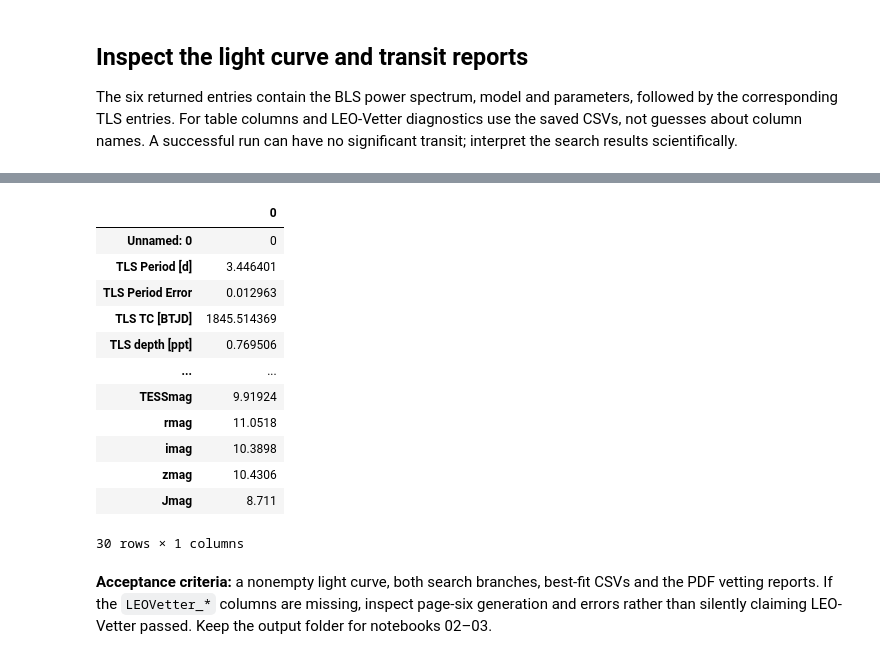
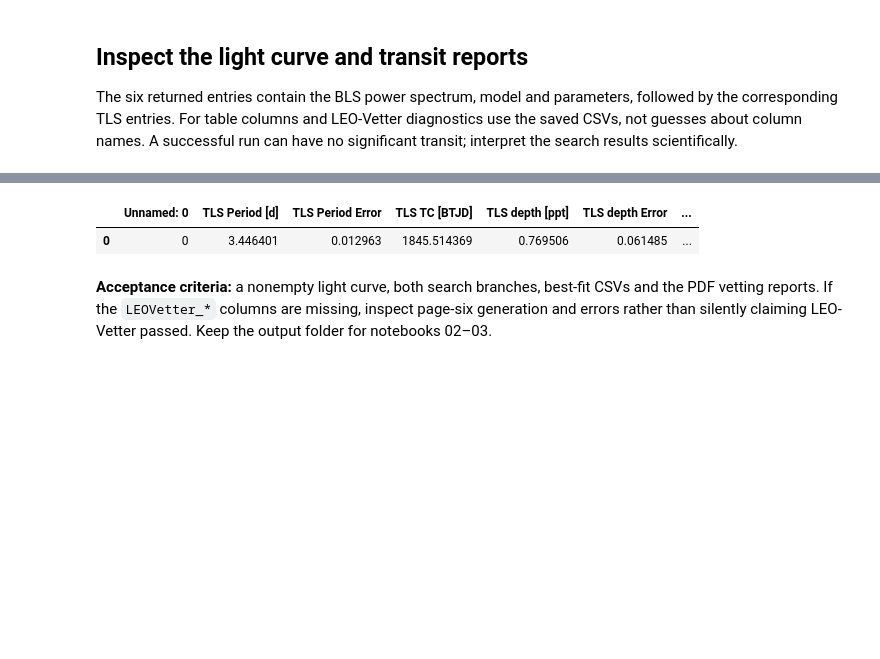
Before and after one commit to daxfeliz/NEMESIS, a Jupyter notebook: docs/notebooks/01_nemesis_leovetter.ipynb, the cells around one changed output, grey strips where cells are left out. Drawn from its saved outputs; the diff is of its cells as text; code cells hidden in the pictures; blank space fills up the shorter version.

```diff
--- a/docs/notebooks/01_nemesis_leovetter.ipynb
+++ b/docs/notebooks/01_nemesis_leovetter.ipynb
@@ -112,6 +112,8 @@ diagnostics use the saved CSVs, not guesses about column names. A successful
 run can have no significant transit; interpret the search results scientifically.
 # %%
 import pandas as pd
+pd.set_option('display.max_rows', None)
+pd.set_option('display.max_columns', None)
 import matplotlib.pyplot as plt
 
 fig, ax = plt.subplots(figsize=(10, 3))
@@ -126,8 +128,8 @@ bestfit_files = sorted(tls_root.rglob(
 ))
 assert len(bestfit_files) == 1, f'Expected 1 TLS bestfit; found: {bestfit_files}'
 bestfit = pd.read_csv(bestfit_files[0])
-print('TLS bestfit:', bestfit_files[0])
-print('LEO-Vetter fields:', [c for c in bestfit.columns if c.startswith('LEOVetter_')])
-display(bestfit.T.head(30))
+print('TLS bestfit:', bestfit_files[0],'\n')
+print('LEO-Vetter fields:', [c for c in bestfit.columns if c.startswith('LEOVetter_')],'\n')
+display(bestfit.head())
 # %% [output]
 TLS bestfit: /Users/daxfeliz/nemesis_tutorials/toi1235_s20/Sector_0020/NEMESIS_FFI_TLS_Report/TIC_103633434_Sector_0020_TLS_bestfit.csv
@@ -134,17 +137,6 @@ TLS bestfit: /Users/daxfeliz/nemesis_tutorials/toi1235_s20/Sector_0020/NEMESIS_F
 LEO-Vetter fields: ['LEOVetter_tic', 'LEOVetter_planetno', 'LEOVetter_per', 'LEOVetter_epo', 'LEOVetter_dur', 'LEOVetter_qtran', 'LEOVetter_N_transit', 'LEOVetter_n_in', 'LEOVetter_n_before', 'LEOVett ...
-|  | 0 |
-| Unnamed: 0 | 0 |
-| TLS Period [d] | 3.446401 |
-| TLS Period Error | 0.012963 |
-| TLS TC [BTJD] | 1845.514369 |
-| TLS depth [ppt] | 0.769506 |
-| ... | ... |
-| TESSmag | 9.91924 |
-| rmag | 11.0518 |
-| imag | 10.3898 |
-| zmag | 10.4306 |
-| Jmag | 8.711 |
+|  | Unnamed: 0 | TLS Period [d] | TLS Period Error | TLS TC [BTJD] | TLS depth [ppt] | TLS depth Error | ... |
+| 0 | 0 | 3.446401 | 0.012963 | 1845.514369 | 0.769506 | 0.061485 | ... |
-30 rows × 1 columns
 # %% [markdown]
 **Acceptance criteria:** a nonempty light curve, both search branches,
 best-fit CSVs and the PDF vetting reports. If the `LEOVetter_*` columns are
```
Also changed, not shown: 11 other files.
